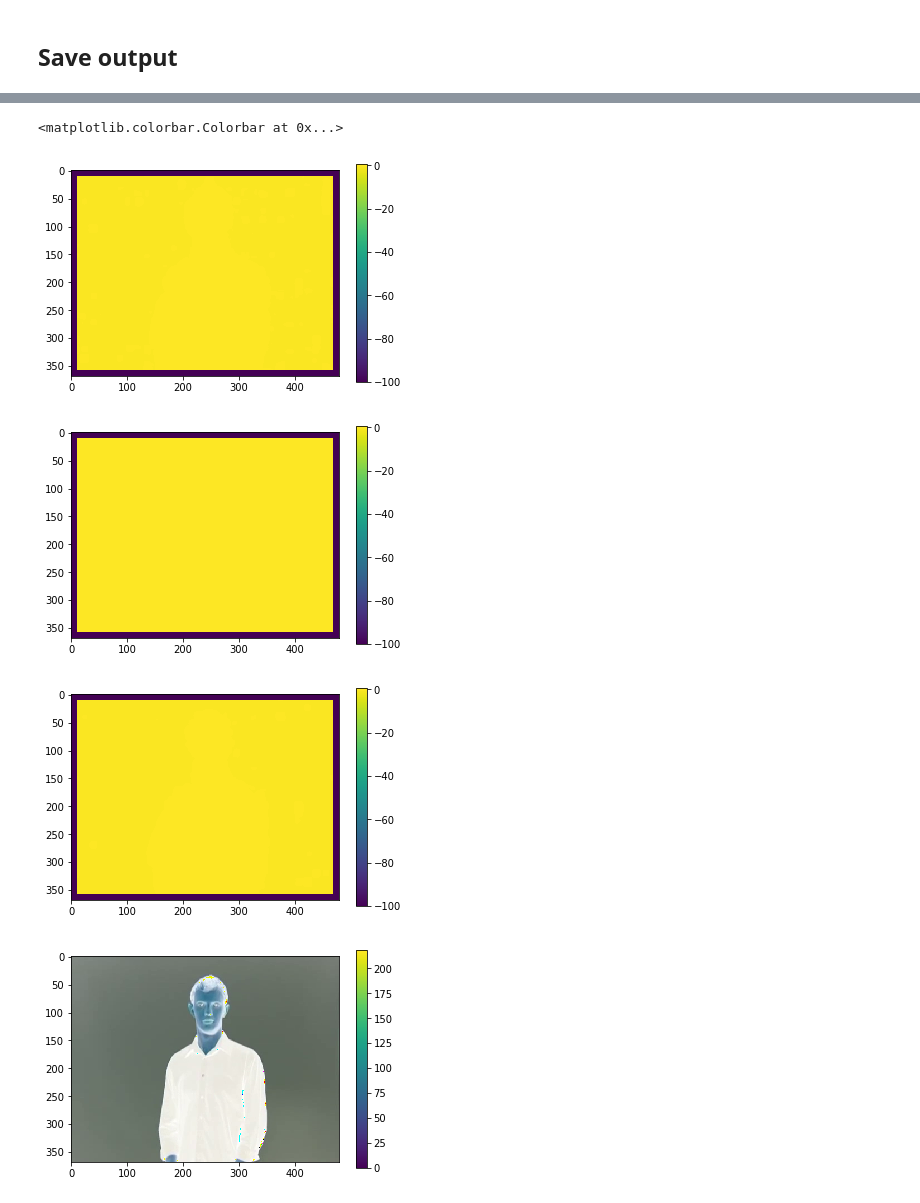
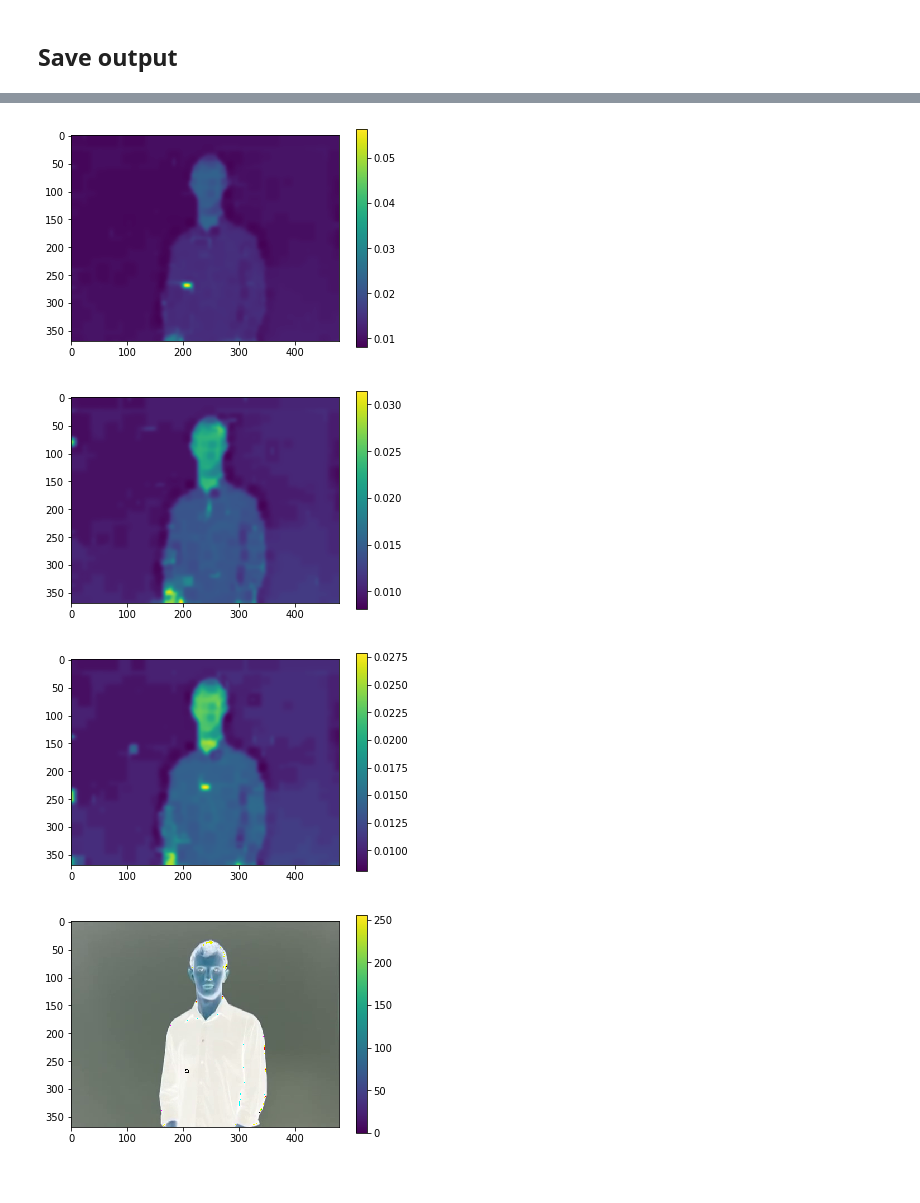
Before and after one commit to CangYuWangWC/dynamic-programming-tracker, a Jupyter notebook: Dynamic Programming Tracker.ipynb, the cells around one changed output, grey strips where cells are left out. Cells and saved outputs as stored; diff of their text form; code cells hidden in the pictures.

```diff
--- a/Dynamic Programming Tracker.ipynb
+++ b/Dynamic Programming Tracker.ipynb
@@ -124,7 +123,7 @@ class DPTracker:
     return path
 
   def track(self,video,movement_scorer,movement_vs_pixel_weight,pixel_scorer,jump_penalty,jump_penalty_weight):
-    video = ndimage.gaussian_filter(video, sigma=(1, 2, 2, 0), order=0)
+    video = ndimage.gaussian_filter(video, sigma=(0, 2, 2, 0), order=0)
     T,h,w,c=video.shape
     self.backtracking_path=np.zeros((T-1,h,w,2),dtype=int) # 2 => (x,y) for T-1
     self.score=np.zeros((T,h,w))
@@ -134,7 +133,7 @@ class DPTracker:
     n2=n+1
     self.jump_penalty_matrix=jump_penalty_weight*self.generate_jump_penalty_matrix(jump_penalty,n)
     self.score[0,:,:]=self.pixel_score[0,:,:]
-    local_score = movement_vs_pixel_weight * self.movement_score + \
+    self.local_score = movement_vs_pixel_weight * self.movement_score + \
                  (1 - movement_vs_pixel_weight) * self.pixel_score[1:, :, :]
 
     for t in range(T-1):
@@ -146,7 +145,7 @@ class DPTracker:
       print("Calculating score for frame %d / %d " % (t,T-1))
       for i in range(n, h-n):
         for j in range(n, w-n):
-          neighbourhood_score=local_score[t-1,i-n:i+n2,j-n:j+n2]
+          neighbourhood_score=self.local_score[t-1,i-n:i+n2,j-n:j+n2]
           previous_score=neighbourhood_score-self.jump_penalty_matrix
 
           index=np.argmax(previous_score)
@@ -155,14 +154,7 @@ class DPTracker:
           x = i + relative_x - n
           y = j + relative_y - n
           self.backtracking_path[t-1, i, j, :] =np.array([x,y])
-          self.score[t,i,j]=local_score[t-1,i,j]+best_score#np.mean(previous_score) #best_score
-
-      # if t % 3 ==0:
-      #   #TODO show 4 panels: movement score, pixel score, previous score, score
-      #   plt.clf()
-      #   plt.imshow(self.score[t,:,:])
-      #   plt.colorbar()
-      #   plt.pause(1.0/60.0)
+          self.score[t,i,j]=self.local_score[t-1,i,j]+np.mean(previous_score) #best_score
     self.path=self.backtrack_path(self.backtracking_path,self.score)
 
     return self.path
@@ -181,16 +173,16 @@ class DPTracker:
 
 video = skvideo.io.vread(test_path).astype(float)
 print(video.shape)
-video=video[1:-1:2,:,:,:]
+video=video[1:-1:1,:,:,:]
 video_rgb_to_hsv(video)
 
 T,h,w,c=video.shape
-neighbourhood_size=5
-movement_vs_pixel_weight=0.7
+neighbourhood_size=60
+movement_vs_pixel_weight=0.2
 jump_penalty_weight=0.00
 tracker=DPTracker(neighbourhood_size)
 track_result=tracker.track(video,manhattan_movement_score,movement_vs_pixel_weight,skin_pixel_scorer,
                          jump_penalty_euclidean,jump_penalty_weight)
 
-print(track_result)
+print(track_result.T)
 video_hsv_to_rgb(video)
@@ -258,19 +268,19 @@ skvideo.io.vwrite(tracked_video_path, tracked_video, outputdict={
 # %%
-%matplotlib inline
-plt.imshow(tracker.score[T-2,:,:])
+score=tracker.local_score
+plt.imshow(score[T-2,:,:])
 plt.colorbar()
 plt.figure()
-plt.imshow(tracker.score[T-3,:,:])
+plt.imshow(score[T-3,:,:])
 plt.colorbar()
 plt.figure()
-plt.imshow(tracker.score[T-4,:,:])
+plt.imshow(score[T-4,:,:])
 plt.colorbar()
 plt.figure()
 plt.imshow(tracked_video[T-1,:,:,:])
 plt.colorbar()
+plt.show()
 # %% [output]
-<matplotlib.colorbar.Colorbar at 0x...>
-[figure, old version]
+[figure, new version]
-[figure, old version]
+[figure, new version]
-[figure, old version]
+[figure, new version]
-[figure, old version]
+[figure, new version]
```
Also changed, not shown: parts of 3 cells of this notebook, 54 other files.
